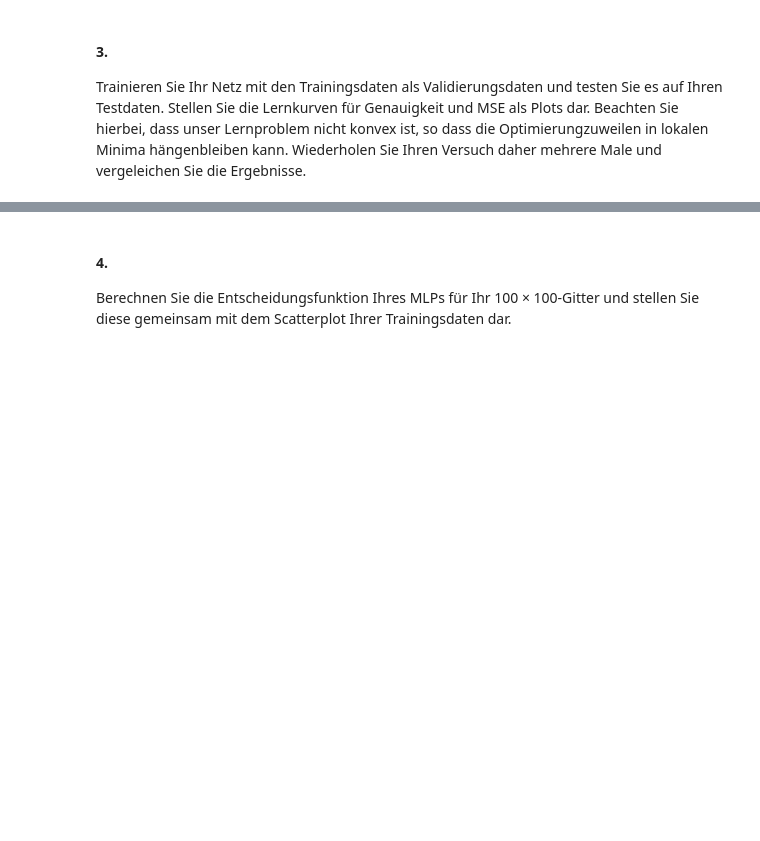
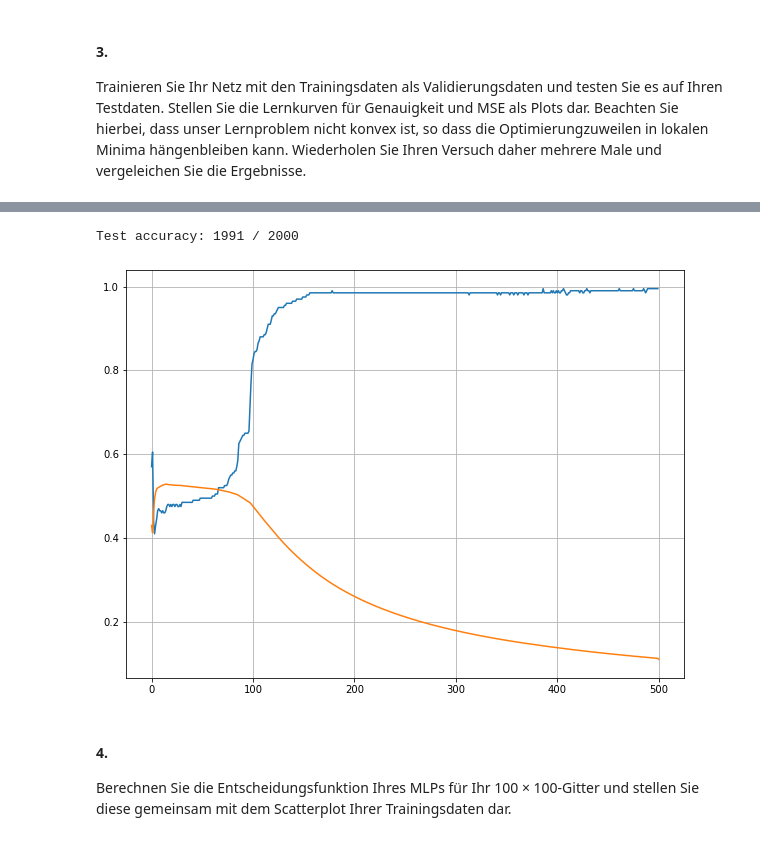
Before and after one commit to moritz-d/DL-B5, a Jupyter notebook: Einfaches_MLP_fuer_MNIST.ipynb, the cells around one changed output, grey strips where cells are left out. Saved outputs shown, nothing was run; the diff lists cells and outputs as text; code cells hidden in the pictures; blank space fills up the shorter version.

```diff
--- a/Einfaches_MLP_fuer_MNIST.ipynb
+++ b/Einfaches_MLP_fuer_MNIST.ipynb
@@ -354,3 +346,20 @@ TestMatrix_sig = sigmoid(TestMatrix)
 #### 1.
 
 Setzen Sie im Code die Größe der Minibatches auf 10, die Anzahl der Epochen auf 150 und die Lernrate auf 0.03. Ändern Sie die Netzarchitektur so ab, dass sie 2 Eingangsneuronen, 2 verdeckte Schichten mit jeweils 2 Neuronen und 1 Ausgangsneuron haben. Überprüfen Sie die Größen der sich daraus ergebenden Gewichtsmatritzen auf Korrektheit
+# %%
+# Netzwerkparameter
+mbs = 10                             # Größe der Minibatches
+eta = 0.03                           # Lernrate
+#eta = 1.0                            # Lernrate Aufgabe 4
+no_hidden = 2                        # Anzahl versteckter Neuronen
+epochs = 500                         # Anzahl Epochen
+sizes = [2, no_hidden, no_hidden, 1] # zweischichtiges MPL mit 2 Eingangs-, jeweils 2 versteckten, 1 Ausgangsneuronen
+num_layers = len(sizes)              # Anzahl Schichten
+
+# Arrays für Gewichte und Schwellwerte (initialisiert mit Gaußschem Rauschen)
+biases = [np.random.randn(y, 1) for y in sizes[1:]] # Schwellwerte
+weights = [np.random.randn(y, x) for x, y in zip(sizes[:-1], sizes[1:])] #Gewichte
+
+print(weights[1].shape)
+print("Gewichte:", weights)
+print("Anzahl Schichten:", num_layers)
@@ -358,3 +373,16 @@ Setzen Sie im Code die Größe der Minibatches auf 10, die Anzahl der Epochen au
 #### 2.
 Der Beispielcode verwendet One-Hot-Coding für die Labels, in unserem Beispiel sind die Klassenzugehörigkeiten aber durch die Klassenindizes 0 und 1 codiert. Wir müssen daher die Funktion evaluate() im Code so abändern, dass ein Beispiel als korrekt klassifiziert gilt, wenn bei Klasse 0 der MLP-Output kleiner als 0.5 ist und bei Klasse 1 größer als 0.5.
 Berechnen Sie zusätzlich den MSE in dieser Funktion bei jedem Aufruf und speichern Sie diesen in einem zusätzlichen Array ab.
+# %%
+x0 = DMatrix
+x1 = DMatrix
+x2 = TestMatrix
+
+y0 = np.array(class_a)
+y1 = np.array(class_a)
+y2 = np.array(class_test)
+
+cost = []
+MSE = []
+y_true = []
+y_pred = []
@@ -361,3 +445,5 @@ Berechnen Sie zusätzlich den MSE in dieser Funktion bei jedem Aufruf und speich
 # %% [markdown]
 #### 3.
 Trainieren Sie Ihr Netz mit den Trainingsdaten als Validierungsdaten und testen Sie es auf Ihren Testdaten. Stellen Sie die Lernkurven für Genauigkeit und MSE als Plots dar. Beachten Sie hierbei, dass unser Lernproblem nicht konvex ist, so dass die Optimierungzuweilen in lokalen Minima hängenbleiben kann. Wiederholen Sie Ihren Versuch daher mehrere Male und vergeleichen Sie die Ergebnisse.
+# %%
+acc_val = SGD(x0, y0, epochs, mbs, eta, x2, y2)
@@ -364,3 +468,13 @@ Trainieren Sie Ihr Netz mit den Trainingsdaten als Validierungsdaten und testen
+# %%
+print("Test accuracy: {0} / {1}".format(evaluate(x1, y1), x1.shape[0]))
+# %% [output]
+Test accuracy: 1991 / 2000
+# %%
+plt.plot(acc_val/x2.shape[0]);
+plt.plot(MSE);
+#plt.plot(cost);
+# %% [output]
+[figure, added]
 # %% [markdown]
 #### 4.
 Berechnen Sie die Entscheidungsfunktion Ihres MLPs für Ihr 100 × 100-Gitter und stellen Sie diese gemeinsam mit dem Scatterplot Ihrer Trainingsdaten dar.
```
Also changed, not shown: parts of 20 cells of this notebook.
